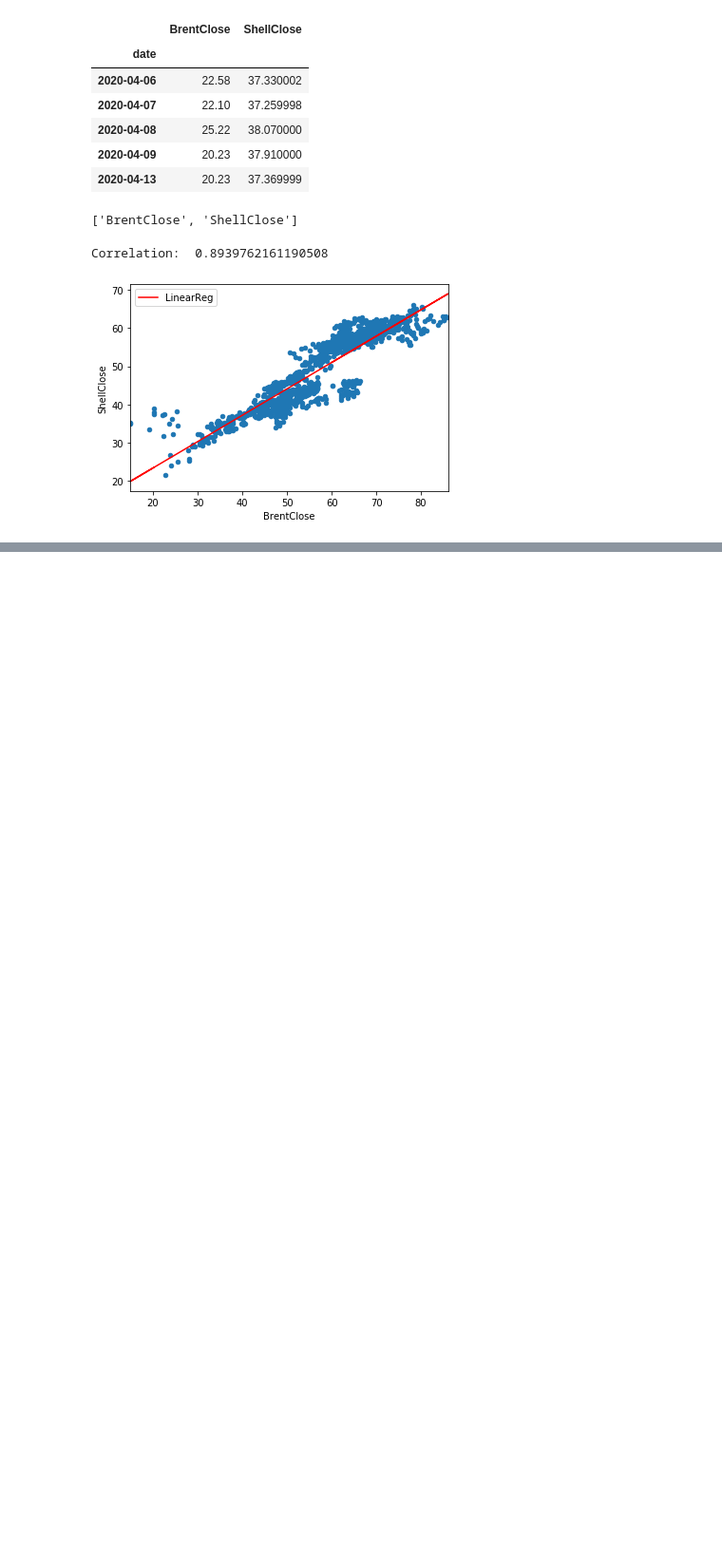
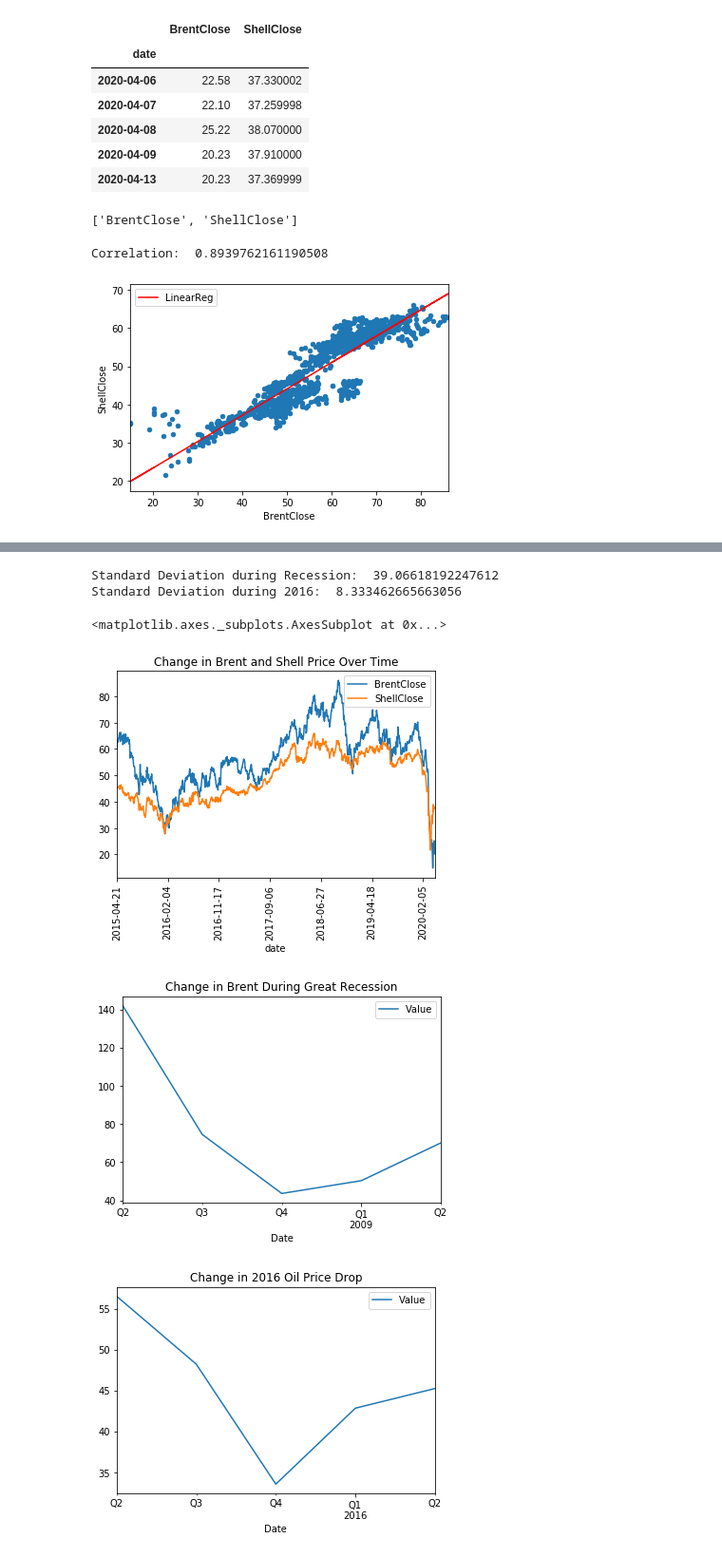
Before and after one commit to NachoLink/pyfi, a Jupyter notebook: BinomialPricingModel-Oil/BinomialOptionPricing.ipynb, the cells around one changed output, grey strips where cells are left out. Shown: that part at 95% size. Saved outputs shown, nothing was run; the diff lists cells and outputs as text; code cells hidden in the pictures; blank space fills up the shorter version.

```diff
--- a/BinomialPricingModel-Oil/BinomialOptionPricing.ipynb
+++ b/BinomialPricingModel-Oil/BinomialOptionPricing.ipynb
@@ -63,0 +108,15 @@ plt.show()
+# %%
+BrentPrices=pd.read_excel('./InterestRates.xlsx', sheet_name='BrentOilPrices', index_col=0)
+Comparisson[['BrentClose','ShellClose']].plot(title='Change in Brent and Shell Price Over Time', rot=90)
+BrentPrices.loc['2009-06-30':'2008-06-30'].plot(title = 'Change in Brent During Great Recession')
+print ('Standard Deviation during Recession: ', BrentPrices.loc['2009-06-30':'2008-06-30'].std()['Value'])
+print ('')
+print ('Standard Deviation during 2016: ', BrentPrices.loc['2016-06-30': '2015-6-30'].std()['Value'])
+BrentPrices.loc['2016-06-30': '2015-6-30'].plot(title = 'Change in 2016 Oil Price Drop')
+# %% [output]
+Standard Deviation during Recession:  39.06618192247612
+Standard Deviation during 2016:  8.333462665663056
+<matplotlib.axes._subplots.AxesSubplot at 0x...>
+[figure, added]
+[figure, added]
+[figure, added]
```
Also changed, not shown: parts of 19 cells of this notebook.
